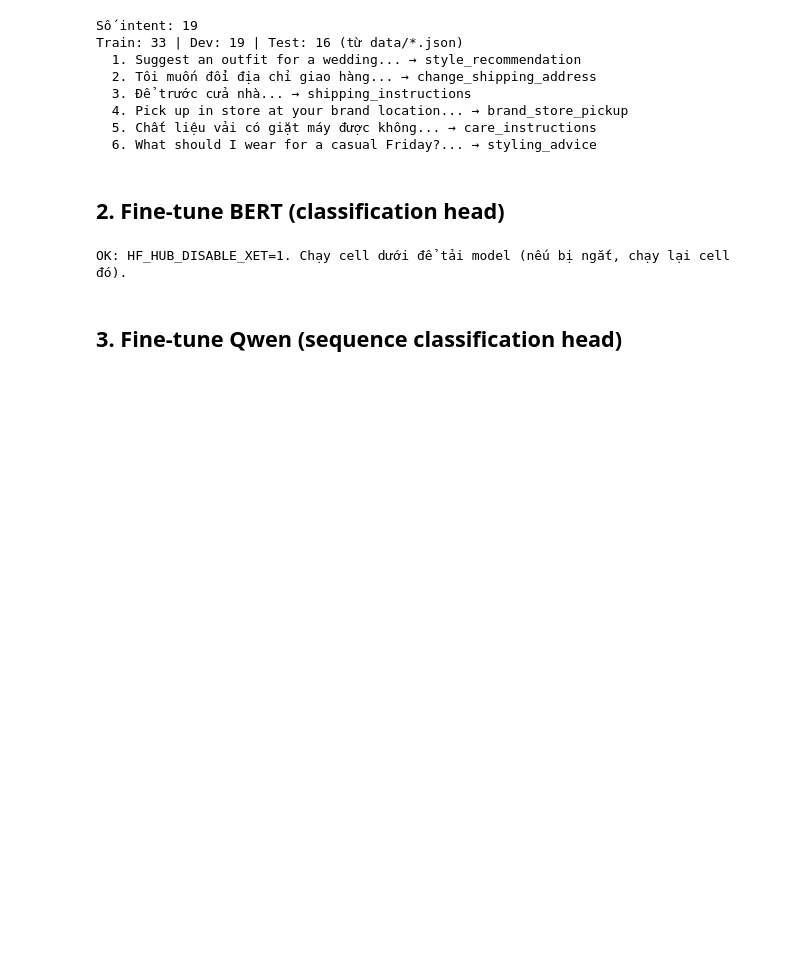
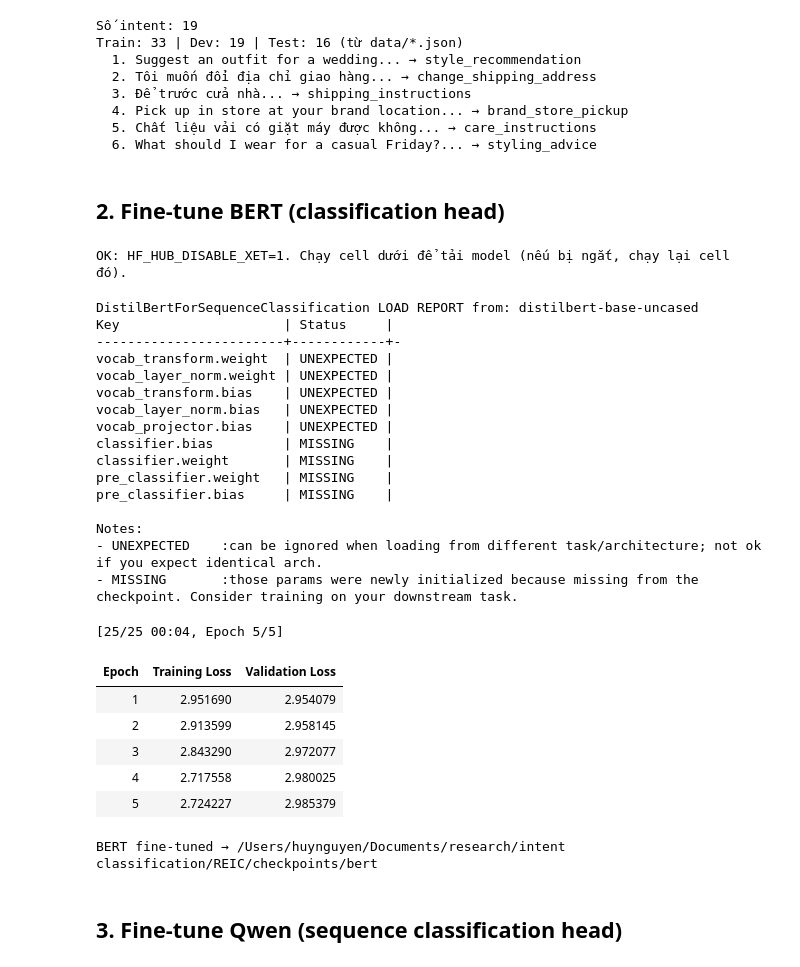
Before and after one commit to minhhuysgdev/REIC, a Jupyter notebook: notebooks/finetune_and_compare.ipynb, the cells around one changed output. Saved outputs shown, nothing was run; the diff lists cells and outputs as text; code cells hidden in the pictures; blank space fills up the shorter version.

```diff
--- a/notebooks/finetune_and_compare.ipynb
+++ b/notebooks/finetune_and_compare.ipynb
@@ -102,8 +102,9 @@ import torch
 BERT_MODEL = "distilbert-base-uncased"
 BERT_CKPT = CHECKPOINT_DIR / "bert"
 
-# Label map
-intent_ids = sorted(set(t[1] for t in train_data))
+# Label map: phải dùng CÙNG thứ tự với ontology.iter_leaf_intents() để khi eval
+# RoBERTaClassifier/LLMClassifier.fit(intents) có idx2intent khớp với lúc train.
+intent_ids = [i.id for i in intents]
 id2idx = {i: idx for idx, i in enumerate(intent_ids)}
 num_labels = len(intent_ids)
 
@@ -138,33 +139,58 @@ labels = [t[1] for t in train_data]
 dataset_bert = IntentDataset(texts, labels, tokenizer_bert)
 
 dataset_dev = None
 if dev_data:
     texts_dev = [t[0] for t in dev_data]
     labels_dev = [t[1] for t in dev_data]
     dataset_dev = IntentDataset(texts_dev, labels_dev, tokenizer_bert)
 
 args_bert = TrainingArguments(
     output_dir=str(BERT_CKPT),
     num_train_epochs=5,
     per_device_train_batch_size=8,
     save_strategy="no",
     logging_steps=5,
     eval_strategy="epoch" if dataset_dev else "no",
 )
 trainer_bert = Trainer(
     model=model_bert,
     args=args_bert,
     train_dataset=dataset_bert,
     eval_dataset=dataset_dev,
 )
 trainer_bert.train()
 trainer_bert.save_model(str(BERT_CKPT))
 tokenizer_bert.save_pretrained(str(BERT_CKPT))
 
 with open(BERT_CKPT / "label_map.json", "w") as f:
     json.dump({"id2idx": id2idx, "idx2id": {v: k for k, v in id2idx.items()}}, f)
 
 print(f"BERT fine-tuned → {BERT_CKPT}")
+# %% [output]
+DistilBertForSequenceClassification LOAD REPORT from: distilbert-base-uncased
+Key                     | Status     |
+------------------------+------------+-
+vocab_transform.weight  | UNEXPECTED |
+vocab_layer_norm.weight | UNEXPECTED |
+vocab_transform.bias    | UNEXPECTED |
+vocab_layer_norm.bias   | UNEXPECTED |
+vocab_projector.bias    | UNEXPECTED |
+classifier.bias         | MISSING    |
+classifier.weight       | MISSING    |
+pre_classifier.weight   | MISSING    |
+pre_classifier.bias     | MISSING    |
+
+Notes:
+- UNEXPECTED    :can be ignored when loading from different task/architecture; not ok if you expect identical arch.
+- MISSING       :those params were newly initialized because missing from the checkpoint. Consider training on your downstream task.
+[25/25 00:04, Epoch 5/5]
+| Epoch | Training Loss | Validation Loss |
+| 1 | 2.951690 | 2.954079 |
+| 2 | 2.913599 | 2.958145 |
+| 3 | 2.843290 | 2.972077 |
+| 4 | 2.717558 | 2.980025 |
+| 5 | 2.724227 | 2.985379 |
+BERT fine-tuned → /Users/huynguyen/Documents/research/intent classification/REIC/checkpoints/bert
 # %% [markdown]
 ## 3. Fine-tune Qwen (sequence classification head)
 # %%
```
Also changed, not shown: parts of 8 cells of this notebook, 1 other file.
